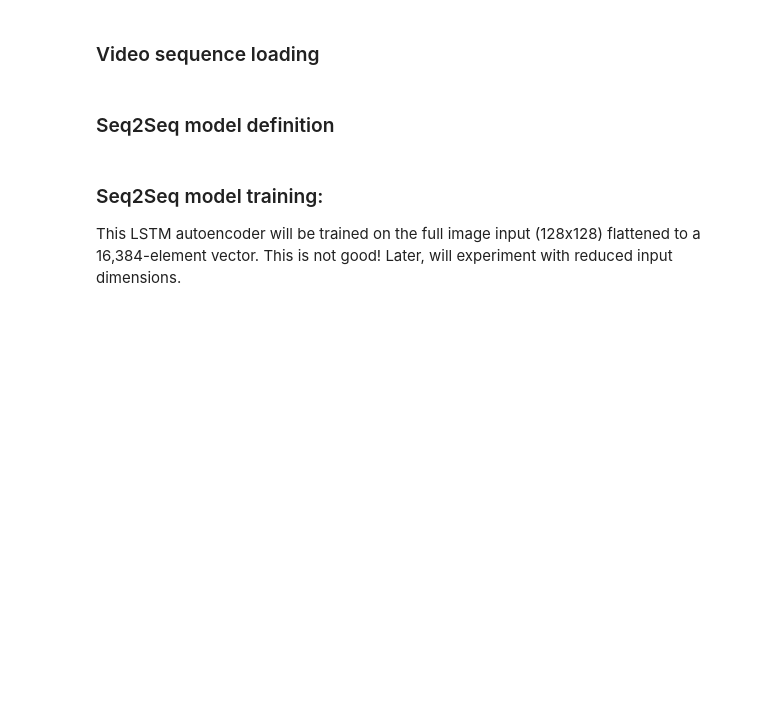
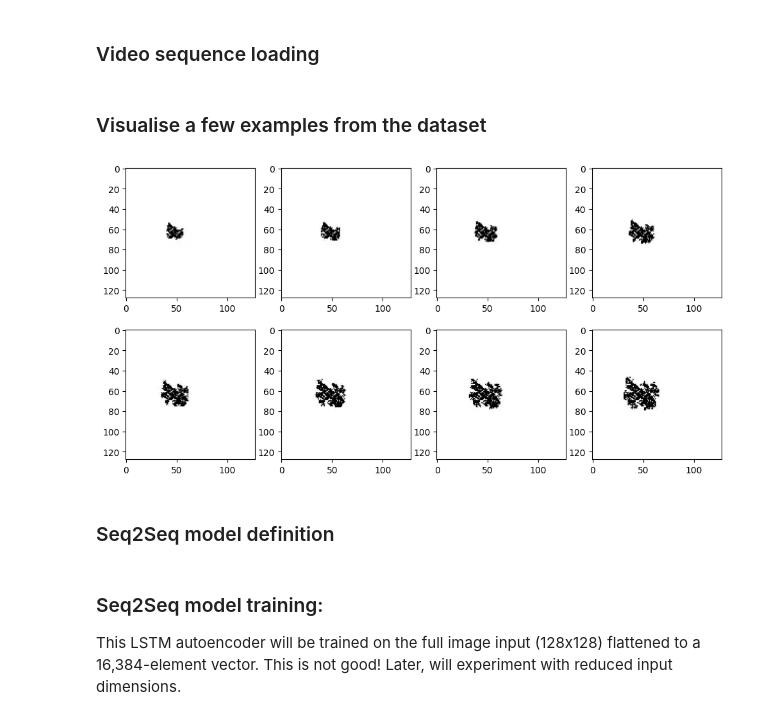
Before and after one commit to chrischris531/sibo_cheng_urop, a Jupyter notebook: question_3_lstm.ipynb, the cells around one changed output. Drawn from its saved outputs; the diff is of its cells as text; code cells hidden in the pictures; blank space fills up the shorter version.

```diff
--- a/question_3_lstm.ipynb
+++ b/question_3_lstm.ipynb
@@ -26,13 +38,14 @@ class VideoDataset(Dataset):
     self.video_length = video_length
     self.transform = transform
     self.video_list = os.listdir(folder_path)
+    self.sequences_per_video = self.video_length - 2 * self.sequence_length + 1
 
   def __len__(self):
-    return len(self.video_list) * ((self.video_length // self.sequence_length) - 1) # - 1 because we don't want to train on the final sequence - no target sequence!
+    return len(self.video_list) * self.sequences_per_video
 
   def __getitem__(self, idx):
-    video_idx = idx // (self.sequence_length - 1)
-    frame_idx = idx % (self.sequence_length - 1)
+    video_idx = idx // self.sequences_per_video
+    frame_idx = idx % self.sequences_per_video
     video_path = os.path.join(self.folder_path, self.video_list[video_idx])
     frames = self._load_video(video_path)
     input_seq, target_seq = self._get_sequence_pair(frames, frame_idx)
@@ -46,6 +59,7 @@ class VideoDataset(Dataset):
       if not ret:
         break
       frame = cv.cvtColor(frame, cv.COLOR_BGR2GRAY)
+      frame = frame / 255
       frames.append(frame.flatten())
     cap.release()
 
@@ -54,7 +68,7 @@ class VideoDataset(Dataset):
 
   def _get_sequence_pair(self, frames, frame_idx):
     input_seq = np.array(frames[frame_idx:frame_idx+self.sequence_length])
-    target_seq = np.array(frames[frame_idx+self.sequence_length:frame_idx+2 * self.sequence_length])
+    target_seq = np.array(frames[frame_idx+self.sequence_length:frame_idx+2*self.sequence_length])
     return input_seq, target_seq
 # %%
 transform = transforms.Compose([
@@ -67,6 +81,31 @@ folder_path = "./VIDEOS/training/"
 
 video_dataset = VideoDataset(folder_path, sequence_length=sequence_length, transform=transform)
 train_loader = DataLoader(video_dataset, batch_size=batch_size, shuffle=True)
+# %% [markdown]
+### Visualise a few examples from the dataset
+# %%
+# Visualise a few examples from the train set to be sure it's working
+def show(img):
+    '''
+    function to visualise tensors
+    '''
+    if torch.cuda.is_available():
+        img = img.cpu()
+
+    npimg = img.numpy()
+    plt.imshow(np.transpose(npimg, (1,2,0)).clip(0, 1), cmap='binary')
+
+sample_input, sample_target = next(iter(train_loader))
+
+sample_input, sample_target = sample_input.view(sequence_length, 128, 128), sample_target.view(sequence_length, 128, 128)
+
+fig, ax = plt.subplots(2, 4, figsize=(12, 6))
+for i in range(sequence_length):
+    ax[0, i].imshow(sample_input[i], cmap='binary')
+    ax[1, i].imshow(sample_target[i], cmap='binary')
+plt.show()
+# %% [output]
+[figure, added]
 # %% [markdown]
 ### Seq2Seq model definition
 # %%
```
Also changed, not shown: parts of 13 cells of this notebook, 1 other file.
